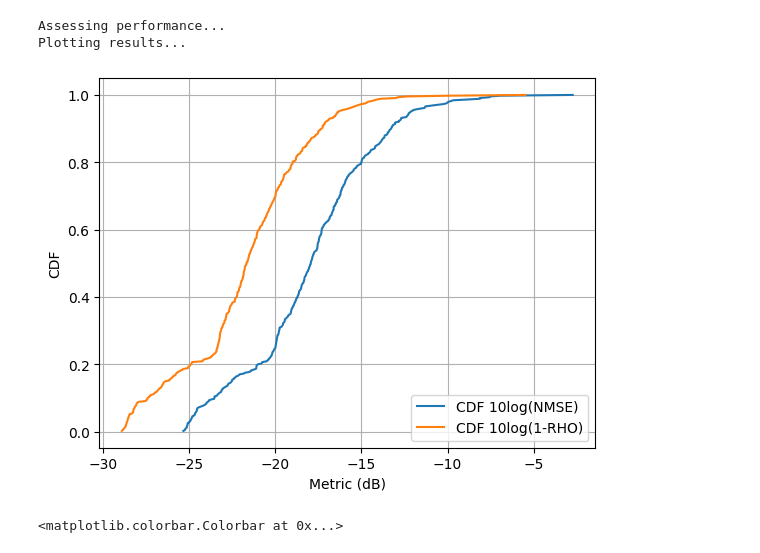
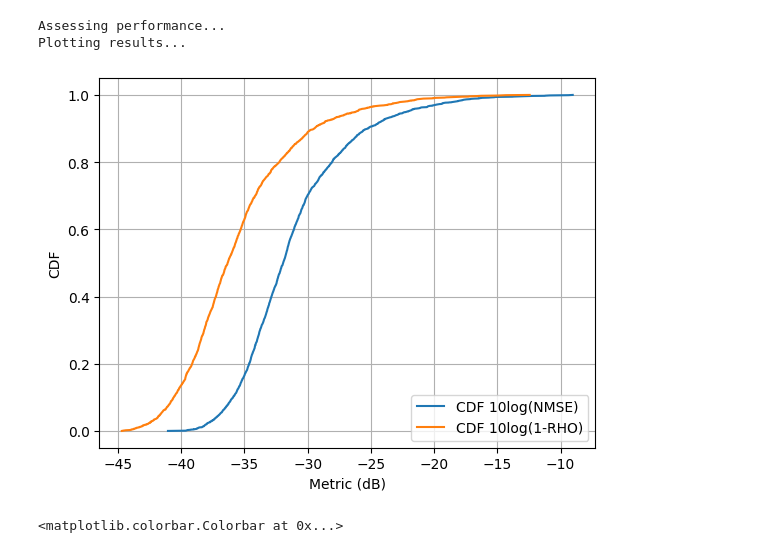
Before and after one commit to dziper/NonstaticCSI, a Jupyter notebook: project/lstmModelTest.ipynb, the cells around one changed output. Saved outputs shown, nothing was run; the diff lists cells and outputs as text; code cells hidden in the pictures.

Commit message:
lstm graph

```diff
--- a/project/lstmModelTest.ipynb
+++ b/project/lstmModelTest.ipynb
@@ -6,15 +6,31 @@ import lstm_model
 
 cfg = utils.Config(
     num_rx_antennas=1,
-    num_tx_antennas=64,
-    num_subcarriers=160,
+    num_tx_antennas=32,
+    num_subcarriers=80,
     train_test_split=0.8,
     data_root="../data/dataset1",
+    reduce_pca_overhead=False
     # duplicate_data=1,
     # data_snr=-1
 )
 
-train_set, test_set = dataset.load_data(cfg)
+
+dataset.combine_time_series_paths(
+    "../data/dataset2",
+    list(range(33)),
+    2.5e9,
+    "train_set.pickle"
+)
+dataset.combine_time_series_paths(
+    "../data/dataset2",
+    list(range(34, 40)),
+    2.5e9,
+    "test_set.pickle"
+)
+
+train_set = dataset.dataset_from_path("../data/dataset2/train_set.pickle", cfg)
+test_set = dataset.dataset_from_path("../data/dataset2/test_set.pickle", cfg)
 matlab = matlab.engine.start_matlab()
 refModel = lstm_model.FullLSTMModel(cfg, matlab)
 # %% [output]
@@ -55,9 +73,9 @@ predicted_csis, ul_pred_zdl = refModel.decode(compressed_error, X_test)
 # %%
-utils.reference_nmse_rho_test(test_set.csi_samples[cfg.predictor_window_size:], predicted_csis)
+utils.reference_nmse_rho_test("lstm_plot", test_set.csi_samples[cfg.predictor_window_size:], predicted_csis)
 # %% [output]
 Assessing performance...
 Plotting results...
-[figure, old version]
+[figure, new version]
 # %%
 import matplotlib.pyplot as plt
 import numpy as np
```
Also changed, not shown: parts of 3 cells of this notebook.
